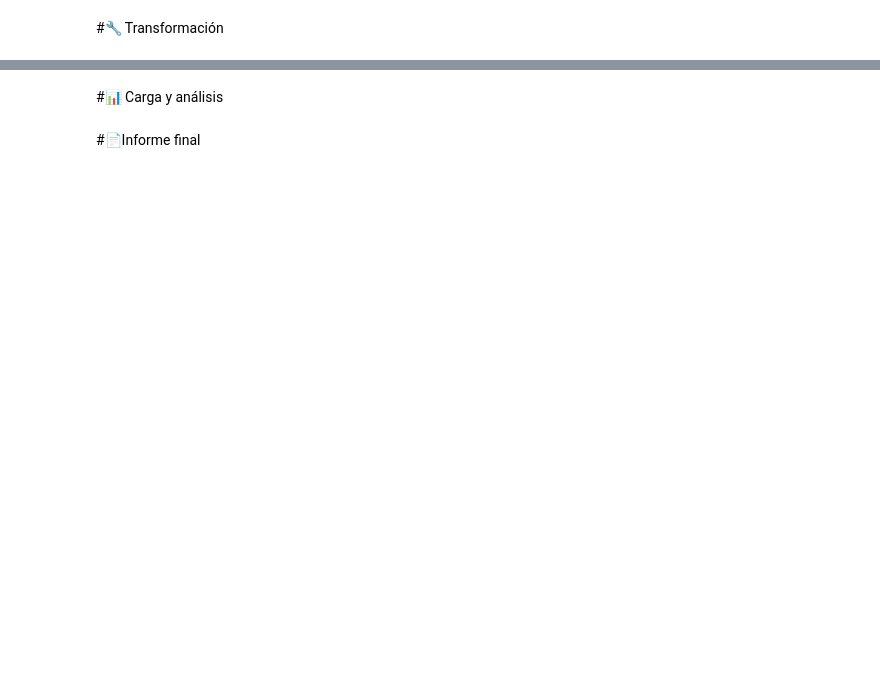
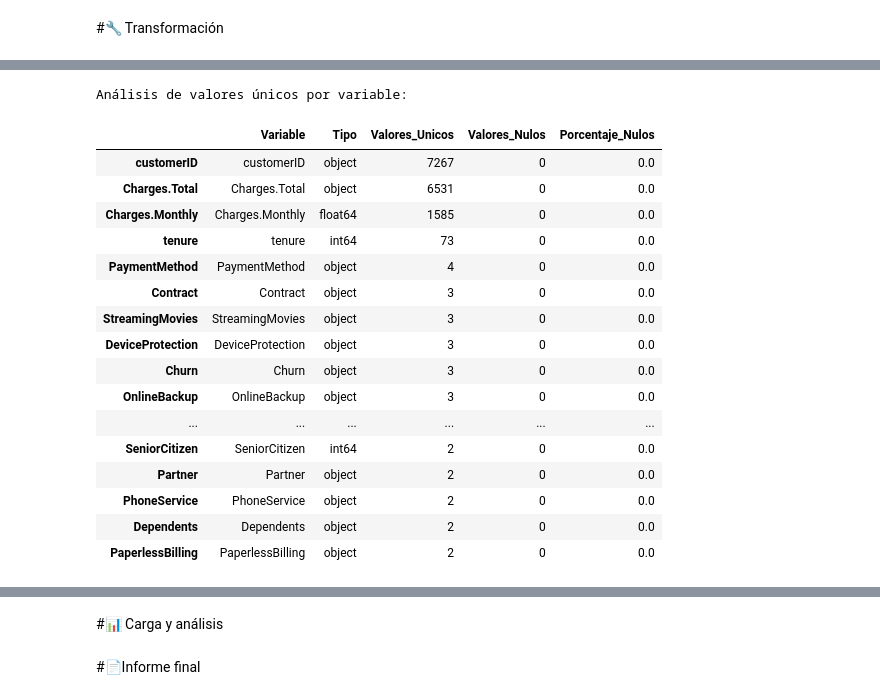
Before and after one commit to esteb4n14/challenge2-data-science-LATAM, a Jupyter notebook: TelecomX_LATAM.ipynb, the cells around one changed output, grey strips where cells are left out. Saved outputs shown, nothing was run; the diff lists cells and outputs as text; code cells hidden in the pictures; blank space fills up the shorter version.

```diff
--- a/TelecomX_LATAM.ipynb
+++ b/TelecomX_LATAM.ipynb
@@ -223,0 +89,30 @@ None
+# %%
+# Normalización de estructuras anidadas
+print("Normalizando estructuras de datos anidadas...")
+
+if 'customer' in df_raw.columns:
+    customer_df = pd.json_normalize(df_raw['customer'])
+    print(f"Variables de customer: {list(customer_df.columns)}")
+
+if 'phone' in df_raw.columns:
+    phone_df = pd.json_normalize(df_raw['phone'])
+    print(f"Variables de phone: {list(phone_df.columns)}")
+
+if 'internet' in df_raw.columns:
+    internet_df = pd.json_normalize(df_raw['internet'])
+    print(f"Variables de internet: {list(internet_df.columns)}")
+
+if 'account' in df_raw.columns:
+    account_df = pd.json_normalize(df_raw['account'])
+    print(f"Variables de account: {list(account_df.columns)}")
+
+df = pd.concat([
+    df_raw[['customerID', 'Churn']],
+    customer_df,
+    phone_df,
+    internet_df,
+    account_df
+], axis=1)
+
+print(f"\nDataset normalizado - Dimensiones: {df.shape}")
+print(f"Total de variables: {len(df.columns)}")
@@ -223,0 +128,31 @@ None
+# %%
+# Análisis de valores únicos por columna
+print("Análisis de valores únicos por variable:")
+unique_analysis = pd.DataFrame({
+    'Variable': df.columns,
+    'Tipo': df.dtypes,
+    'Valores_Unicos': [df[col].nunique() for col in df.columns],
+    'Valores_Nulos': df.isnull().sum(),
+    'Porcentaje_Nulos': (df.isnull().sum() / len(df) * 100).round(2)
+})
+
+unique_analysis.sort_values('Valores_Unicos', ascending=False)
+# %% [output]
+Análisis de valores únicos por variable:
+|  | Variable | Tipo | Valores_Unicos | Valores_Nulos | Porcentaje_Nulos |
+| customerID | customerID | object | 7267 | 0 | 0.0 |
+| Charges.Total | Charges.Total | object | 6531 | 0 | 0.0 |
+| Charges.Monthly | Charges.Monthly | float64 | 1585 | 0 | 0.0 |
+| tenure | tenure | int64 | 73 | 0 | 0.0 |
+| PaymentMethod | PaymentMethod | object | 4 | 0 | 0.0 |
+| Contract | Contract | object | 3 | 0 | 0.0 |
+| StreamingMovies | StreamingMovies | object | 3 | 0 | 0.0 |
+| DeviceProtection | DeviceProtection | object | 3 | 0 | 0.0 |
+| Churn | Churn | object | 3 | 0 | 0.0 |
+| OnlineBackup | OnlineBackup | object | 3 | 0 | 0.0 |
+| ... | ... | ... | ... | ... | ... |
+| SeniorCitizen | SeniorCitizen | int64 | 2 | 0 | 0.0 |
+| Partner | Partner | object | 2 | 0 | 0.0 |
+| PhoneService | PhoneService | object | 2 | 0 | 0.0 |
+| Dependents | Dependents | object | 2 | 0 | 0.0 |
+| PaperlessBilling | PaperlessBilling | object | 2 | 0 | 0.0 |
```
Also changed, not shown: parts of 16 cells of this notebook.
